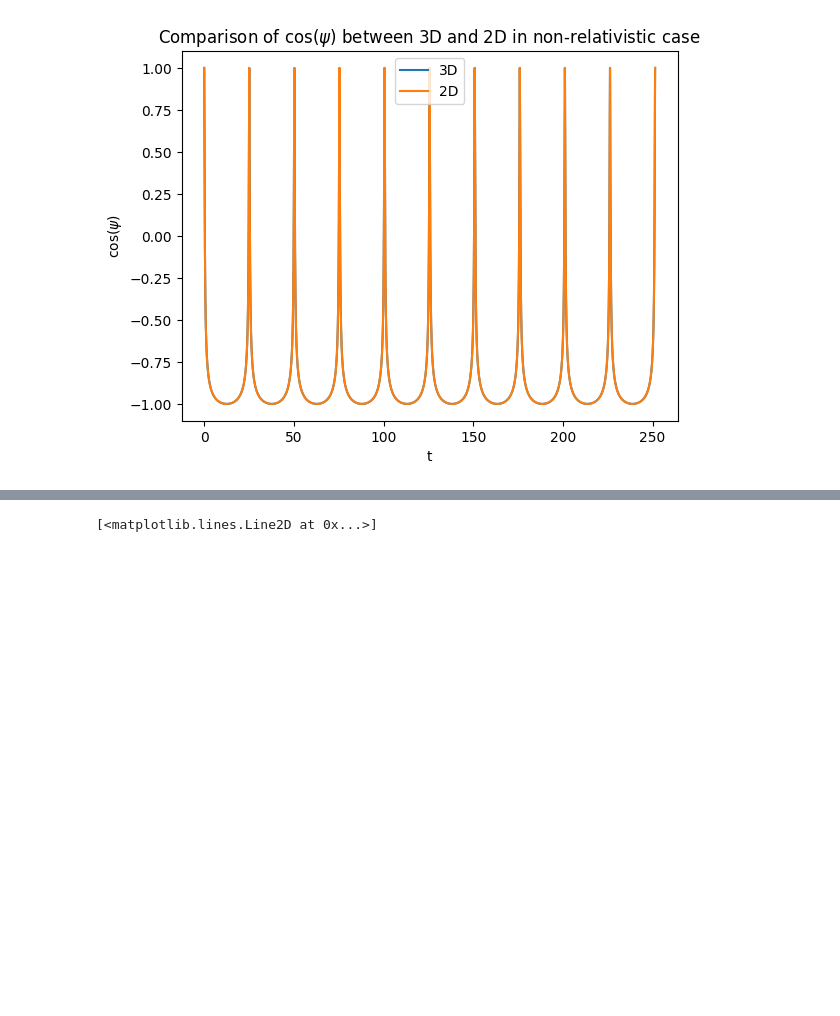
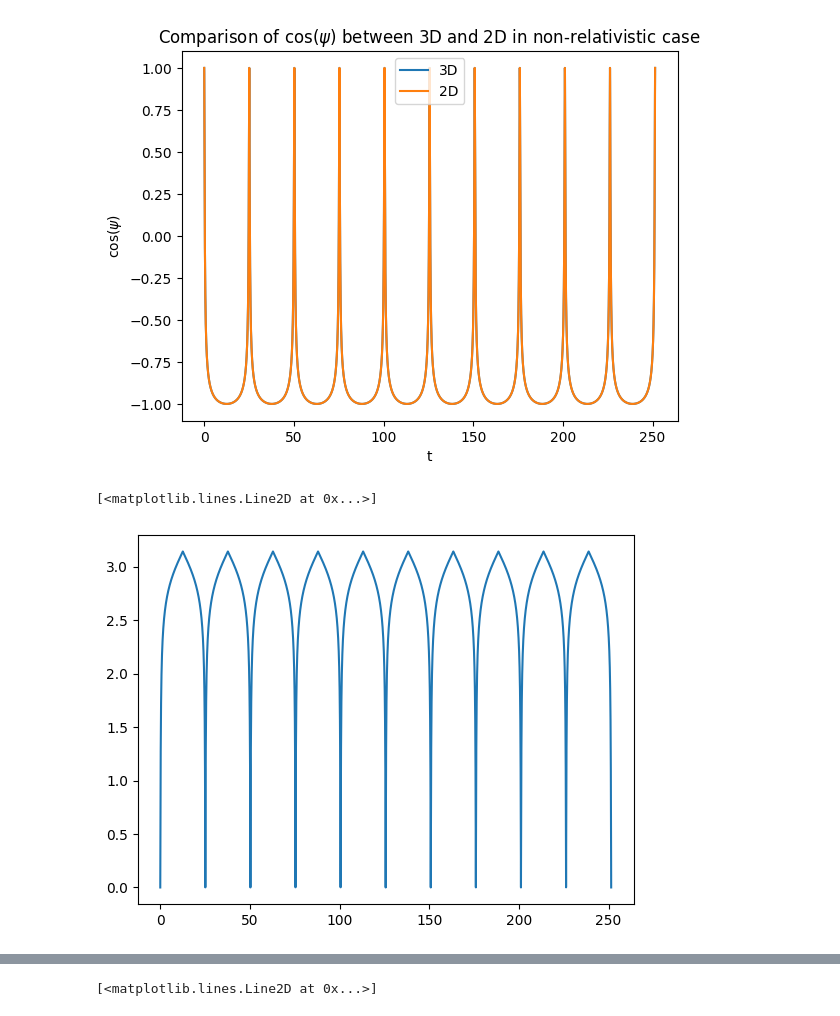
Before and after one commit to musa-salman/BohrAtomSim, a Jupyter notebook: debug/debug_issue_9_0.ipynb, the cells around one changed output, grey strips where cells are left out. Cells and saved outputs as stored; diff of their text form; code cells hidden in the pictures; blank space fills up the shorter version.

```diff
--- a/debug/debug_issue_9_0.ipynb
+++ b/debug/debug_issue_9_0.ipynb
@@ -282,6 +286,11 @@ plt.title('Comparison of $\\cos(\\psi)$ between 3D and 2D in non-relativistic ca
 # %% [output]
 Text(0.5, 1.0, 'Comparison of $\\cos(\\psi)$ between 3D and 2D in non-relativistic case')
 [figure]
+# %%
+plt.plot(s3d_2_1_0['t'], s3d_2_1_0['theta'])
+# %% [output]
+[<matplotlib.lines.Line2D at 0x...>]
+[figure, added]
 # %%
 s3d_2_1_1 = pd.read_csv('d33/3d_2_1_1_d1.csv')
 # %%
```
Also changed, not shown: parts of 62 cells of this notebook, 15 other files.
